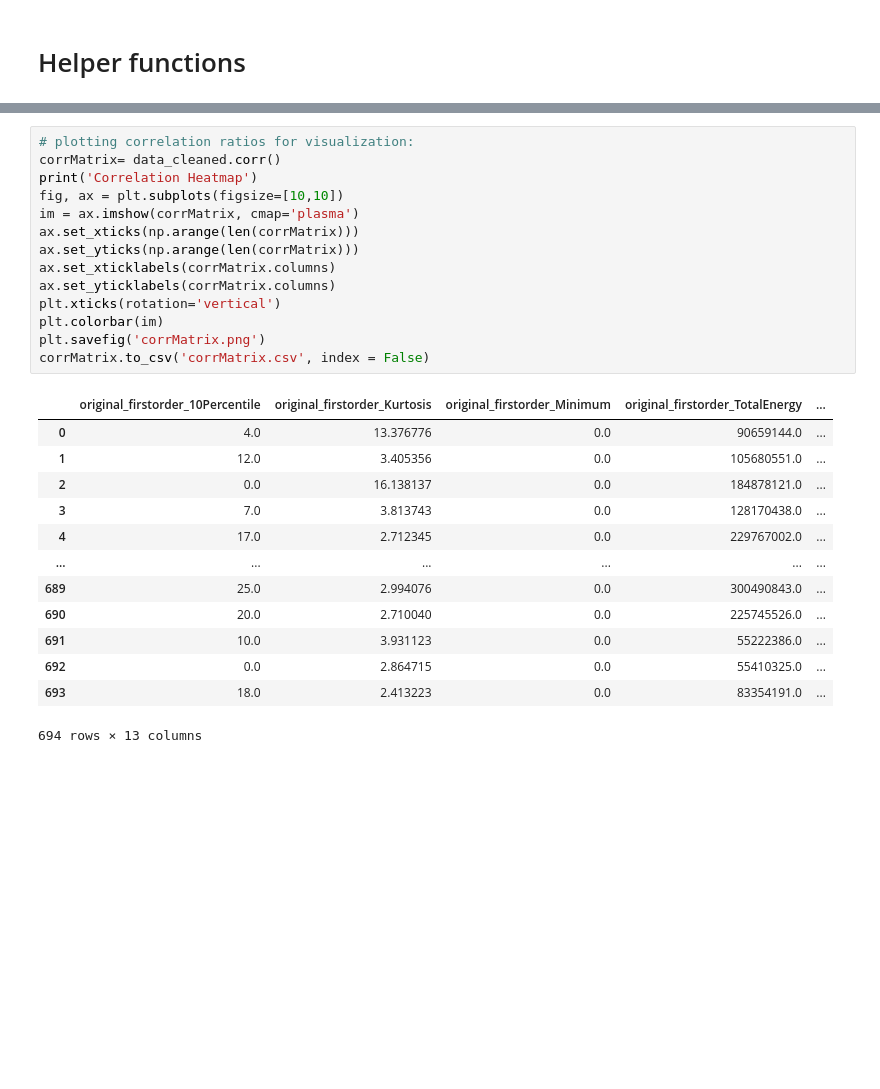
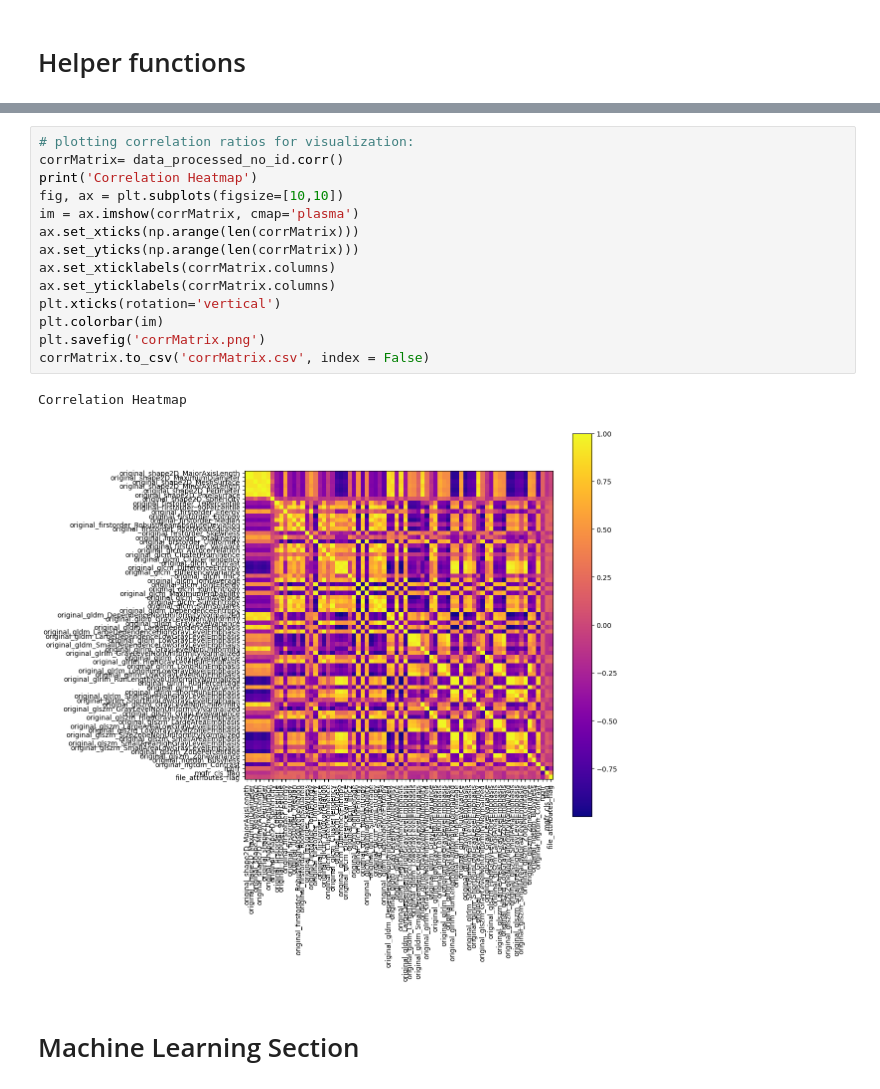
Before and after one commit to ricky-hu/kidney, a Jupyter notebook: egfr_classification.ipynb, the cells around one changed output, grey strips where cells are left out. Saved outputs shown, nothing was run; the diff lists cells and outputs as text; blank space fills up the shorter version.

```diff
--- a/egfr_classification.ipynb
+++ b/egfr_classification.ipynb
@@ -249,28 +243,19 @@ rows 694, cols 13
 # %%
 # plotting correlation ratios for visualization:
-corrMatrix= data_cleaned.corr()
+corrMatrix= data_processed_no_id.corr()
 print('Correlation Heatmap')
 fig, ax = plt.subplots(figsize=[10,10])
 im = ax.imshow(corrMatrix, cmap='plasma')
 ax.set_xticks(np.arange(len(corrMatrix)))
 ax.set_yticks(np.arange(len(corrMatrix)))
 ax.set_xticklabels(corrMatrix.columns)
 ax.set_yticklabels(corrMatrix.columns)
 plt.xticks(rotation='vertical')
 plt.colorbar(im)
 plt.savefig('corrMatrix.png')
 corrMatrix.to_csv('corrMatrix.csv', index = False)
 # %% [output]
-|  | original_firstorder_10Percentile | original_firstorder_Kurtosis | original_firstorder_Minimum | original_firstorder_TotalEnergy | ... |
-| 0 | 4.0 | 13.376776 | 0.0 | 90659144.0 | ... |
-| 1 | 12.0 | 3.405356 | 0.0 | 105680551.0 | ... |
-| 2 | 0.0 | 16.138137 | 0.0 | 184878121.0 | ... |
-| 3 | 7.0 | 3.813743 | 0.0 | 128170438.0 | ... |
-| 4 | 17.0 | 2.712345 | 0.0 | 229767002.0 | ... |
-| ... | ... | ... | ... | ... | ... |
-| 689 | 25.0 | 2.994076 | 0.0 | 300490843.0 | ... |
-| 690 | 20.0 | 2.710040 | 0.0 | 225745526.0 | ... |
-| 691 | 10.0 | 3.931123 | 0.0 | 55222386.0 | ... |
-| 692 | 0.0 | 2.864715 | 0.0 | 55410325.0 | ... |
-| 693 | 18.0 | 2.413223 | 0.0 | 83354191.0 | ... |
-694 rows × 13 columns
+Correlation Heatmap
+[figure, added]
+# %% [markdown]
+# Machine Learning Section
```
Also changed, not shown: parts of 11 cells of this notebook, 10 other files.
